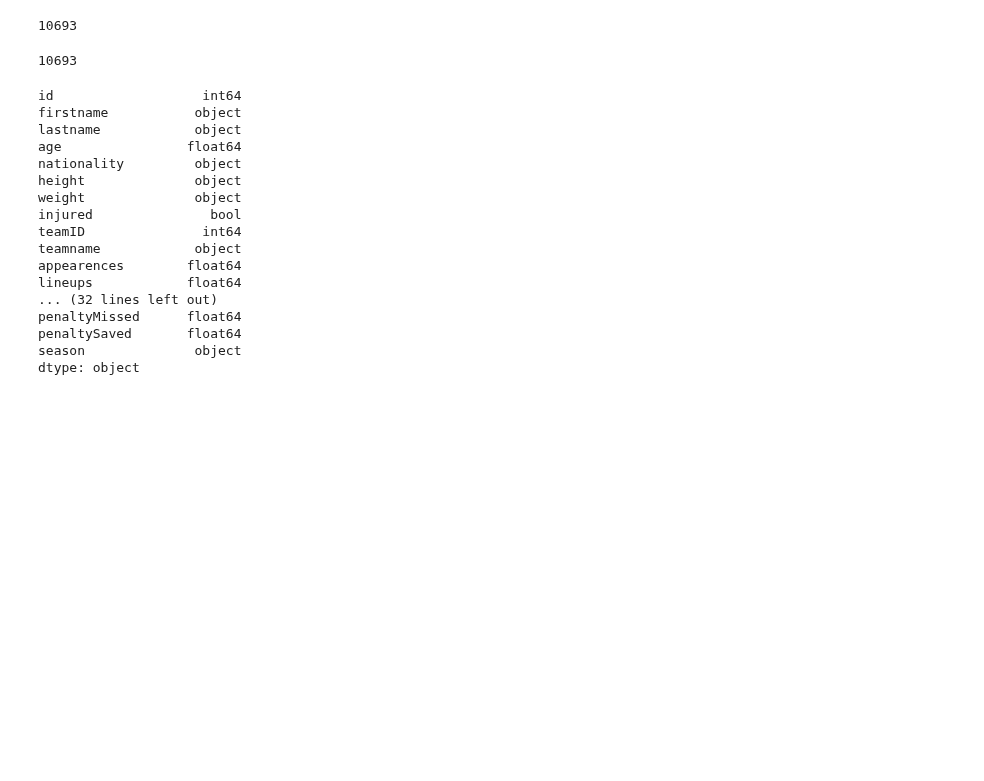
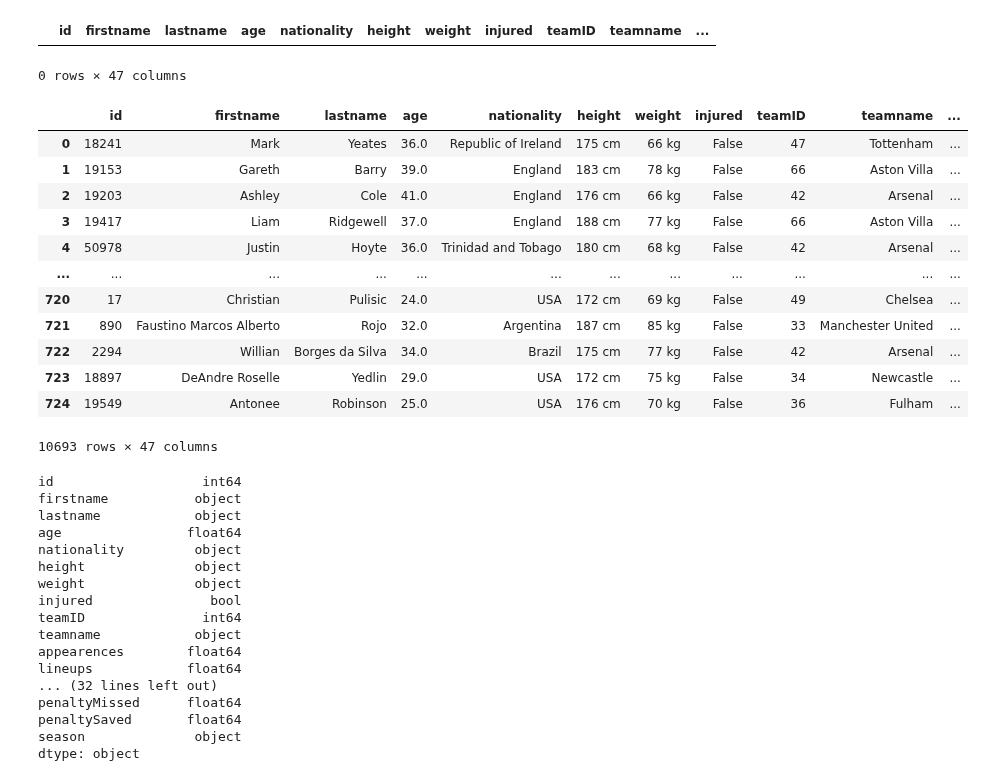
Before and after one commit to KamenDamov/PL-ML-Project, a Jupyter notebook: Data exploration.ipynb, the cells around one changed output. Cells and saved outputs as stored; diff of their text form; code cells hidden in the pictures; blank space fills up the shorter version.

```diff
--- a/Data exploration.ipynb
+++ b/Data exploration.ipynb
@@ -6,15 +9,32 @@ import os
 # %%
 #Import Data
 df = pd.concat(map(pd.read_csv, glob.glob('Data Folder/*.csv')))
-# %%
-len(df)
-# %% [output]
-10693
-# %%
-dfNoDupes = df.drop_duplicates(keep = False)
-len(dfNoDupes)
-# %% [output]
-10693
+# %%
+len(df)
+#To see all columns
+pd.set_option('display.max_columns', None)
+# %%
+#Check for duplicates
+df[df.duplicated()]
+# %% [output]
+|  | id | firstname | lastname | age | nationality | height | weight | injured | teamID | teamname | ... |
+0 rows × 47 columns
+# %%
+df
+# %% [output]
+|  | id | firstname | lastname | age | nationality | height | weight | injured | teamID | teamname | ... |
+| 0 | 18241 | Mark | Yeates | 36.0 | Republic of Ireland | 175 cm | 66 kg | False | 47 | Tottenham | ... |
+| 1 | 19153 | Gareth | Barry | 39.0 | England | 183 cm | 78 kg | False | 66 | Aston Villa | ... |
+| 2 | 19203 | Ashley | Cole | 41.0 | England | 176 cm | 66 kg | False | 42 | Arsenal | ... |
+| 3 | 19417 | Liam | Ridgewell | 37.0 | England | 188 cm | 77 kg | False | 66 | Aston Villa | ... |
+| 4 | 50978 | Justin | Hoyte | 36.0 | Trinidad and Tobago | 180 cm | 68 kg | False | 42 | Arsenal | ... |
+| ... | ... | ... | ... | ... | ... | ... | ... | ... | ... | ... | ... |
+| 720 | 17 | Christian | Pulisic | 24.0 | USA | 172 cm | 69 kg | False | 49 | Chelsea | ... |
+| 721 | 890 | Faustino Marcos Alberto | Rojo | 32.0 | Argentina | 187 cm | 85 kg | False | 33 | Manchester United | ... |
+| 722 | 2294 | Willian | Borges da Silva | 34.0 | Brazil | 175 cm | 77 kg | False | 42 | Arsenal | ... |
+| 723 | 18897 | DeAndre Roselle | Yedlin | 29.0 | USA | 172 cm | 75 kg | False | 34 | Newcastle | ... |
+| 724 | 19549 | Antonee | Robinson | 25.0 | USA | 176 cm | 70 kg | False | 36 | Fulham | ... |
+10693 rows × 47 columns
 # %%
 #check the data types
 df.dtypes
```
Also changed, not shown: parts of 3 cells of this notebook, 1 other file.
